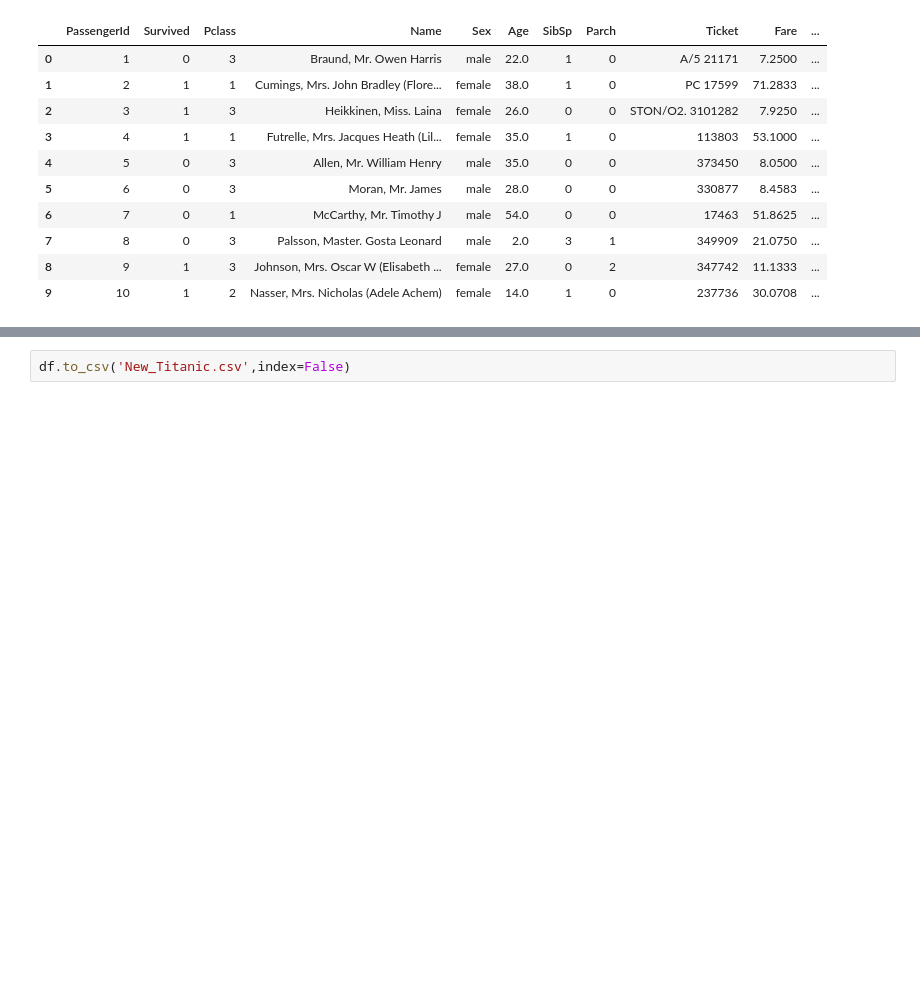
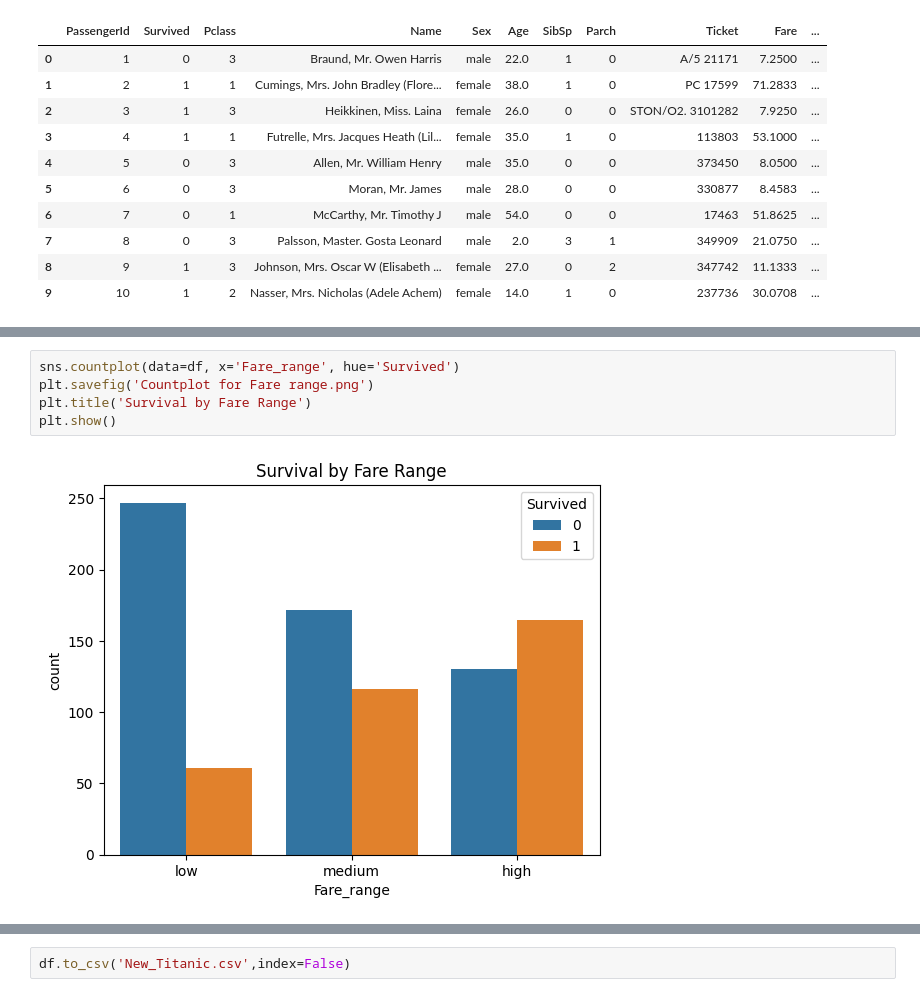
Before and after one commit to VimalDivakaran/Exploratory-Data-Analysis-on-the-Titanic-Dataset, a Jupyter notebook: Titanic EDA.ipynb, the cells around one changed output, grey strips where cells are left out. Saved outputs shown, nothing was run; the diff lists cells and outputs as text; blank space fills up the shorter version.

```diff
--- a/Titanic EDA.ipynb
+++ b/Titanic EDA.ipynb
@@ -382,0 +390,7 @@ df.head(10)
+# %%
+sns.countplot(data=df, x='Fare_range', hue='Survived')
+plt.savefig('Countplot for Fare range.png')
+plt.title('Survival by Fare Range')
+plt.show()
+# %% [output]
+[figure, added]
```
Also changed, not shown: parts of 3 cells of this notebook, 3 other files.
